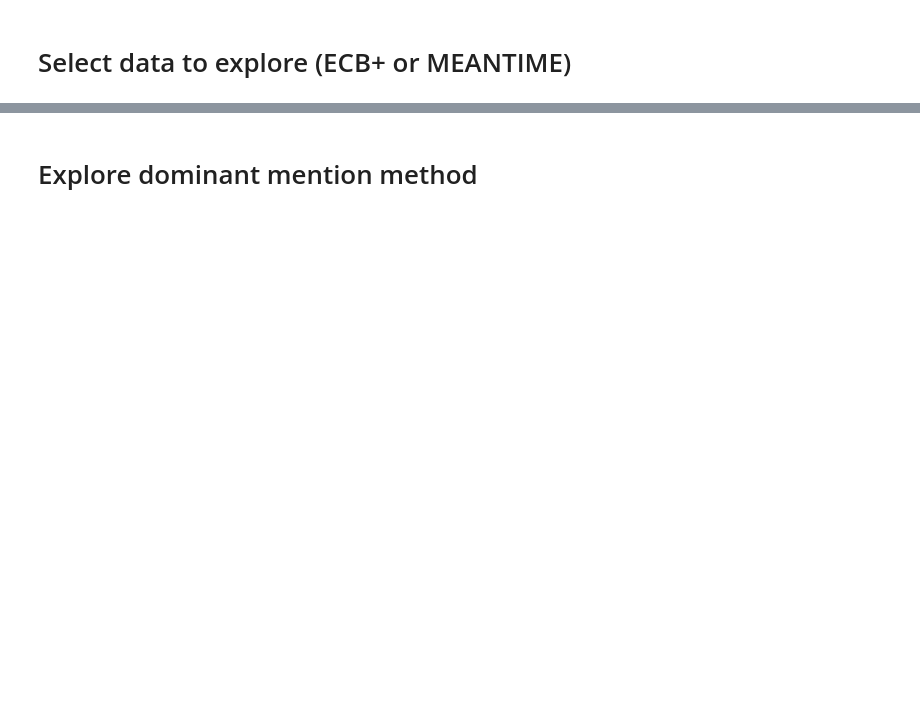
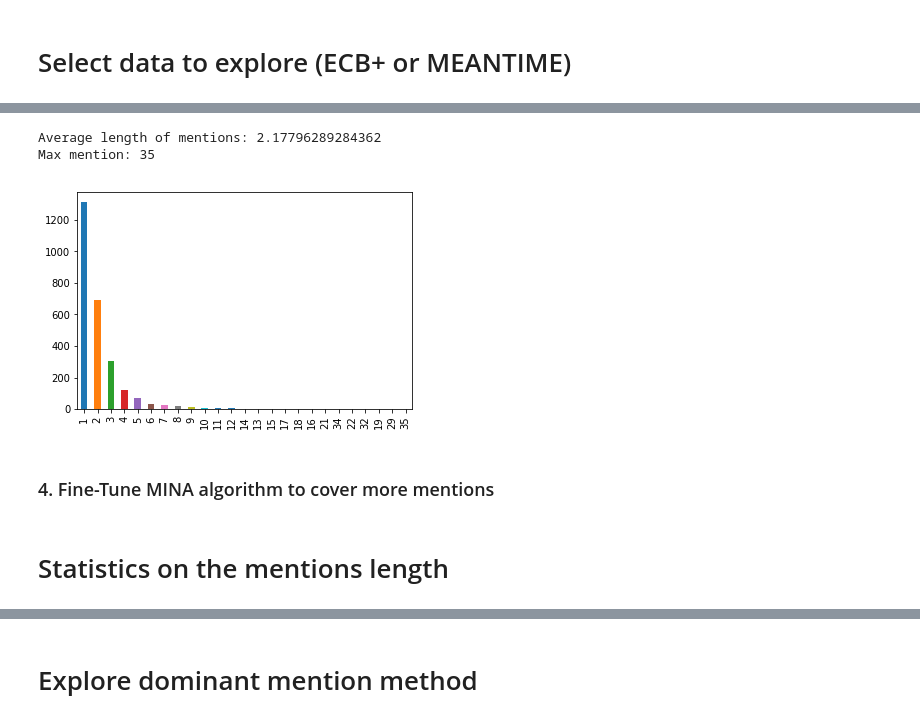
Before and after one commit to ariecattan/coref, a Jupyter notebook: explore_data.ipynb, the cells around one changed output, grey strips where cells are left out. Cells and saved outputs as stored; diff of their text form; code cells hidden in the pictures; blank space fills up the shorter version.

```diff
--- a/explore_data.ipynb
+++ b/explore_data.ipynb
@@ -162,0 +223,20 @@ Number of event singleton: 1775
+# %%
+mina_mentions = []
+modified_spans = 0
+for m in clean_mentions:
+    if m['min_spans']:
+        mina_mentions.append(len(m['min_spans']))
+    else:
+        mina_mentions.append(len(m['tokens_number']))
+
+plot_histogram(mina_mentions)
+print('Average length of mentions: {}'.format(np.mean(mina_mentions)))
+print('Max mention: {}'.format(max(mina_mentions)))
+# %% [output]
+Average length of mentions: 2.17796289284362
+Max mention: 35
+[figure, added]
+# %% [markdown]
+### 4. Fine-Tune MINA algorithm to cover more mentions
+# %% [markdown]
+# Statistics on the mentions length
```
Also changed, not shown: parts of 20 cells of this notebook, 6 other files.
